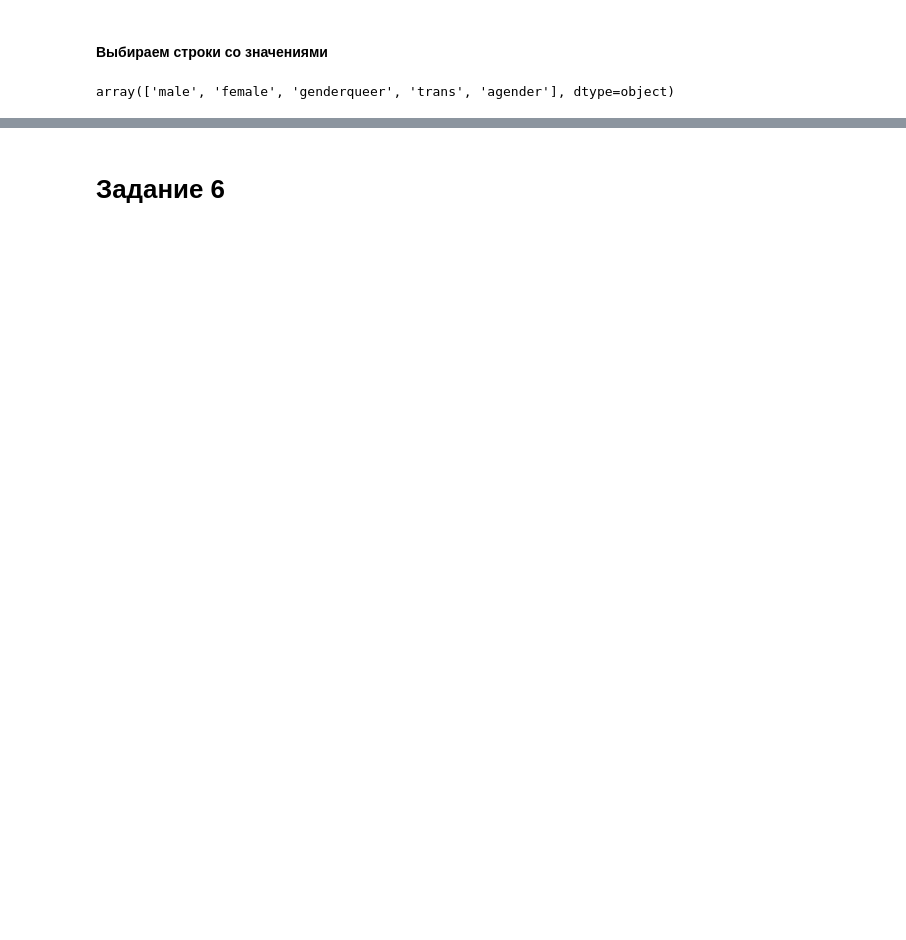
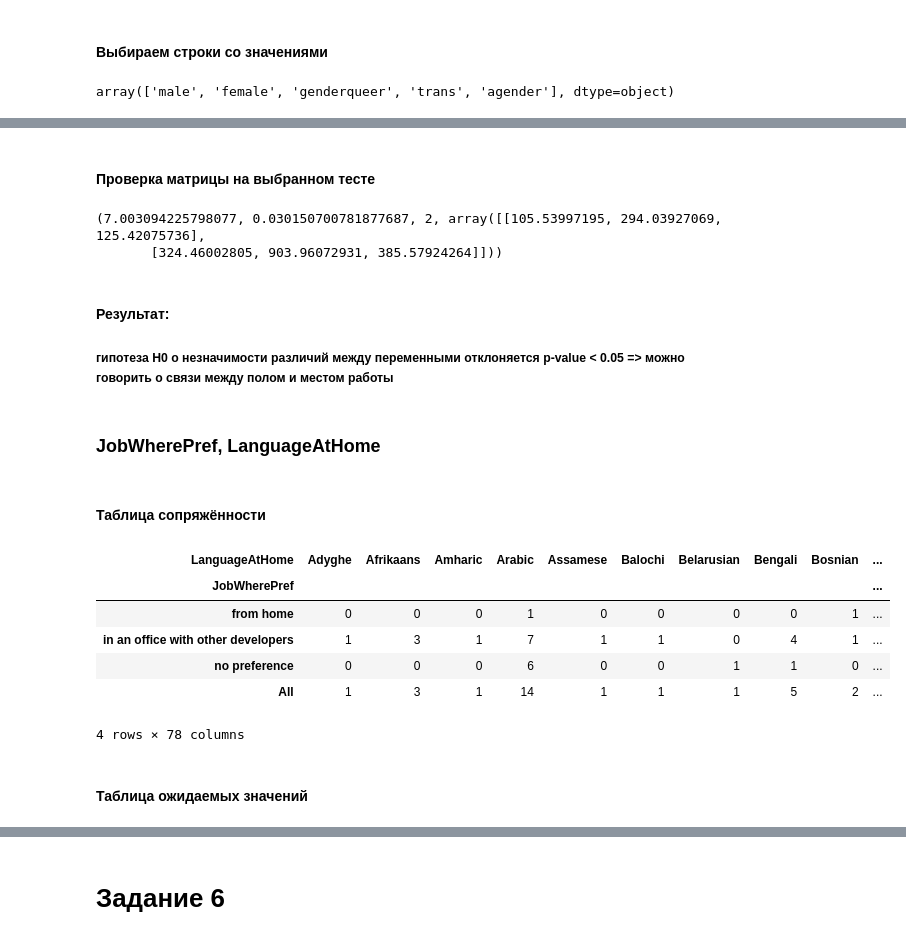
Before and after one commit to ForwardMoth/stdb_lab, a Jupyter notebook: lab4/lab4.ipynb, the cells around one changed output, grey strips where cells are left out. Saved outputs shown, nothing was run; the diff lists cells and outputs as text; code cells hidden in the pictures; blank space fills up the shorter version.

```diff
--- a/lab4/lab4.ipynb
+++ b/lab4/lab4.ipynb
@@ -67,0 +192,27 @@ df1.head()
+# %% [markdown]
+#### Проверка матрицы на выбранном тесте
+# %%
+matrix_test(result, name_test)
+# %% [output]
+(7.003094225798077, 0.030150700781877687, 2, array([[105.53997195, 294.03927069, 125.42075736],
+       [324.46002805, 903.96072931, 385.57924264]]))
+# %% [markdown]
+#### Результат:
+##### гипотеза H0 о незначимости различий между переменными отклоняется p-value < 0.05 => можно говорить о связи между полом и местом работы
+# %% [markdown]
+### JobWherePref, LanguageAtHome
+# %% [markdown]
+#### Таблица сопряжённости
+# %%
+table1 = pd.crosstab(df1.JobWherePref, df1.LanguageAtHome, margins=True)
+table1
+# %% [output]
+| LanguageAtHome | Adyghe | Afrikaans | Amharic | Arabic | Assamese | Balochi | Belarusian | Bengali | Bosnian | ... |
+| JobWherePref |  |  |  |  |  |  |  |  |  | ... |
+| from home | 0 | 0 | 0 | 1 | 0 | 0 | 0 | 0 | 1 | ... |
+| in an office with other developers | 1 | 3 | 1 | 7 | 1 | 1 | 0 | 4 | 1 | ... |
+| no preference | 0 | 0 | 0 | 6 | 0 | 0 | 1 | 1 | 0 | ... |
+| All | 1 | 3 | 1 | 14 | 1 | 1 | 1 | 5 | 2 | ... |
+4 rows × 78 columns
+# %% [markdown]
+#### Таблица ожидаемых значений
```
Also changed, not shown: parts of 63 cells of this notebook.
